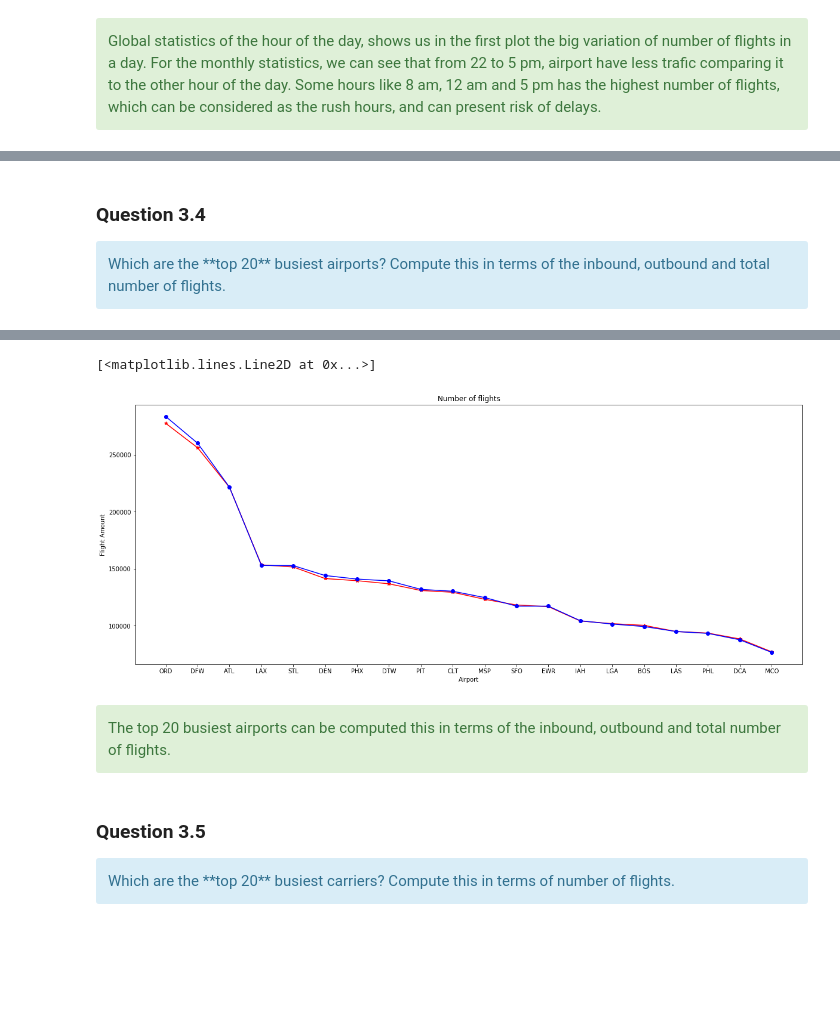
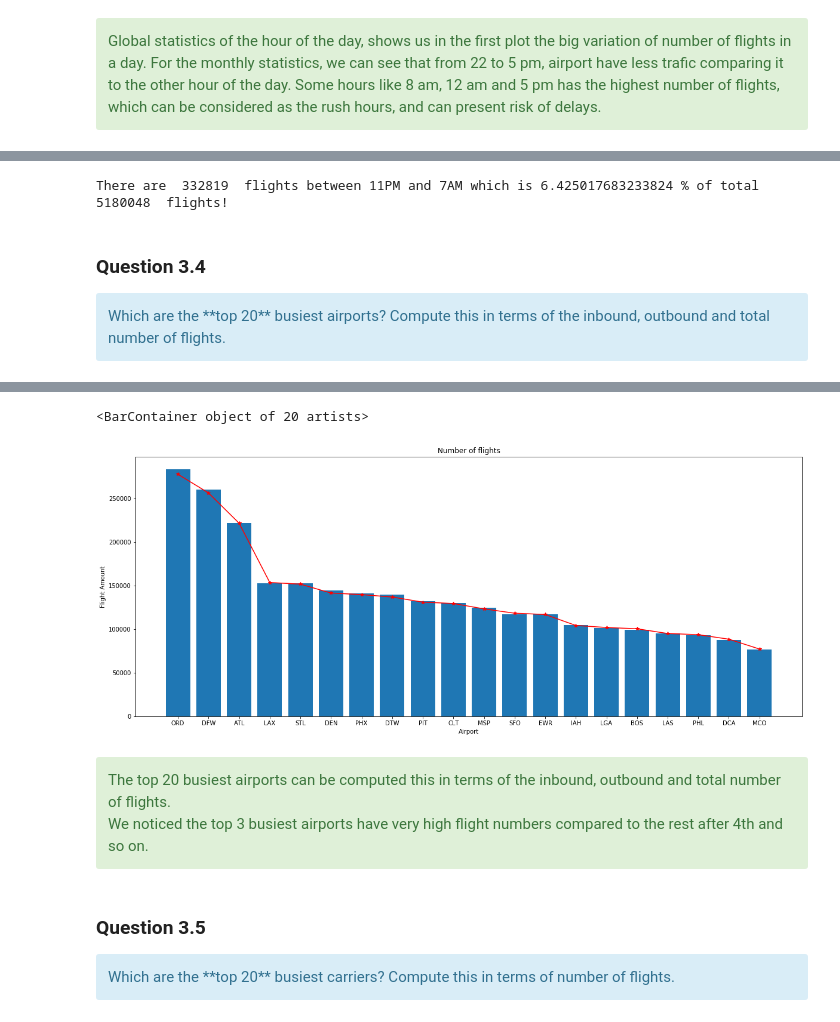
Before and after one commit to koksalb/EURECOM-Clouds, a Jupyter notebook: SparkSQL-master/SPARSQL.ipynb, the cells around one changed output, grey strips where cells are left out. Drawn from its saved outputs; the diff is of its cells as text; code cells hidden in the pictures; blank space fills up the shorter version.

```diff
--- a/SparkSQL-master/SPARSQL.ipynb
+++ b/SparkSQL-master/SPARSQL.ipynb
@@ -216,8 +237,8 @@ import seaborn as sns
 
 sqlContext = SQLContext(sc)
 
-#data = sc.textFile('../datasets/airline/1994.csv')
-data = sc.textFile('/datasets/airline/1994.csv')
+data = sc.textFile('../datasets/airline/1994.csv')
+#data = sc.textFile('/datasets/airline/1994.csv')
 # extract the header
 header = data.first()
 
@@ -835,3 +919,8 @@ Some hours like 8 am, 12 am and 5 pm has the highest number of flights, which ca
+# %%
+latenightflights = df[(df.scheduled_departure_time > 2300) | (df.scheduled_departure_time < 700)]
+print ("There are " , latenightflights.count() ," flights between 11PM and 7AM which is", 100 * latenightflights.count() / float(df.count()), "% of total ",df.count() , " flights!")
+# %% [output]
+There are  332819  flights between 11PM and 7AM which is 6.425017683233824 % of total  5180048  flights!
 # %% [markdown]
 ### Question 3.4
 
@@ -915,27 +1004,29 @@ Top20airport
 # %%
 fig, ax = plt.subplots(figsize=(20,8))
 plt.title("Number of flights")
 plt.xlabel("Airport")
 plt.ylabel("Flight Amount")
 
 countout = []
 destairport = []
 for row in Top20outbount:
     countout.append(row[1])
     destairport.append(row[0])
 plt.plot(destairport,countout,'-*',c='r')
 countin = []
 srcairport = []
 for row in Top20inbount:
     countin.append(row[1])
     srcairport.append(row[0])
-plt.plot(srcairport,countin,'-o',c='b')
+#plt.plot(srcairport,countin,'-o',c='b')
+plt.bar(srcairport, countin)
 # %% [output]
-[<matplotlib.lines.Line2D at 0x...>]
+<BarContainer object of 20 artists>
-[figure, old version]
+[figure, new version]
 # %% [markdown]
 <div class="alert alert-success">
-The top 20 busiest airports can be computed this in terms of the inbound, outbound and total number of flights.
+The top 20 busiest airports can be computed this in terms of the inbound, outbound and total number of flights. <br>
+We noticed the top 3 busiest airports have very high flight numbers compared to the rest after 4th and so on.
 <div/>
 # %% [markdown]
 ### Question 3.5
```
Also changed, not shown: parts of 21 cells of this notebook.
